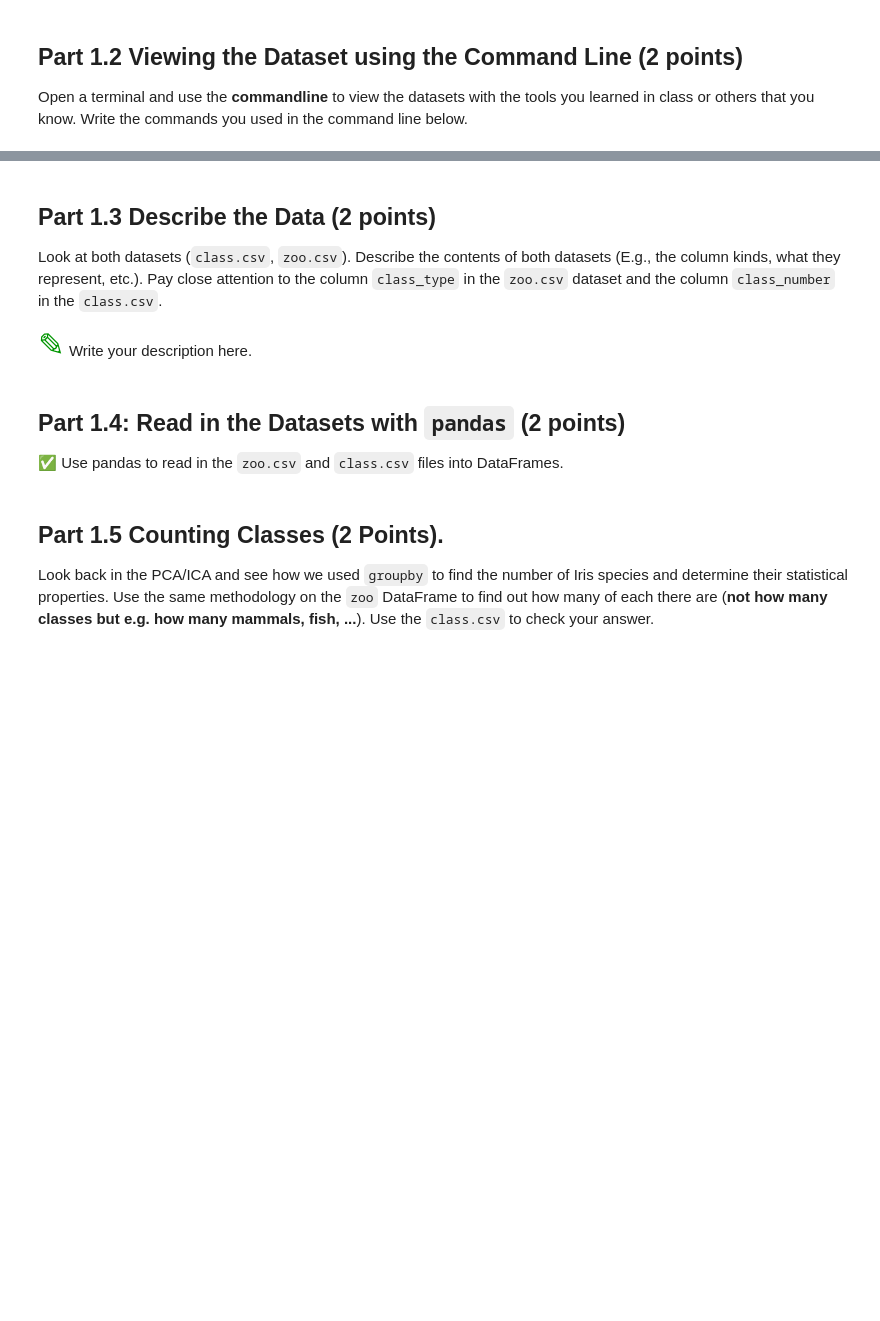
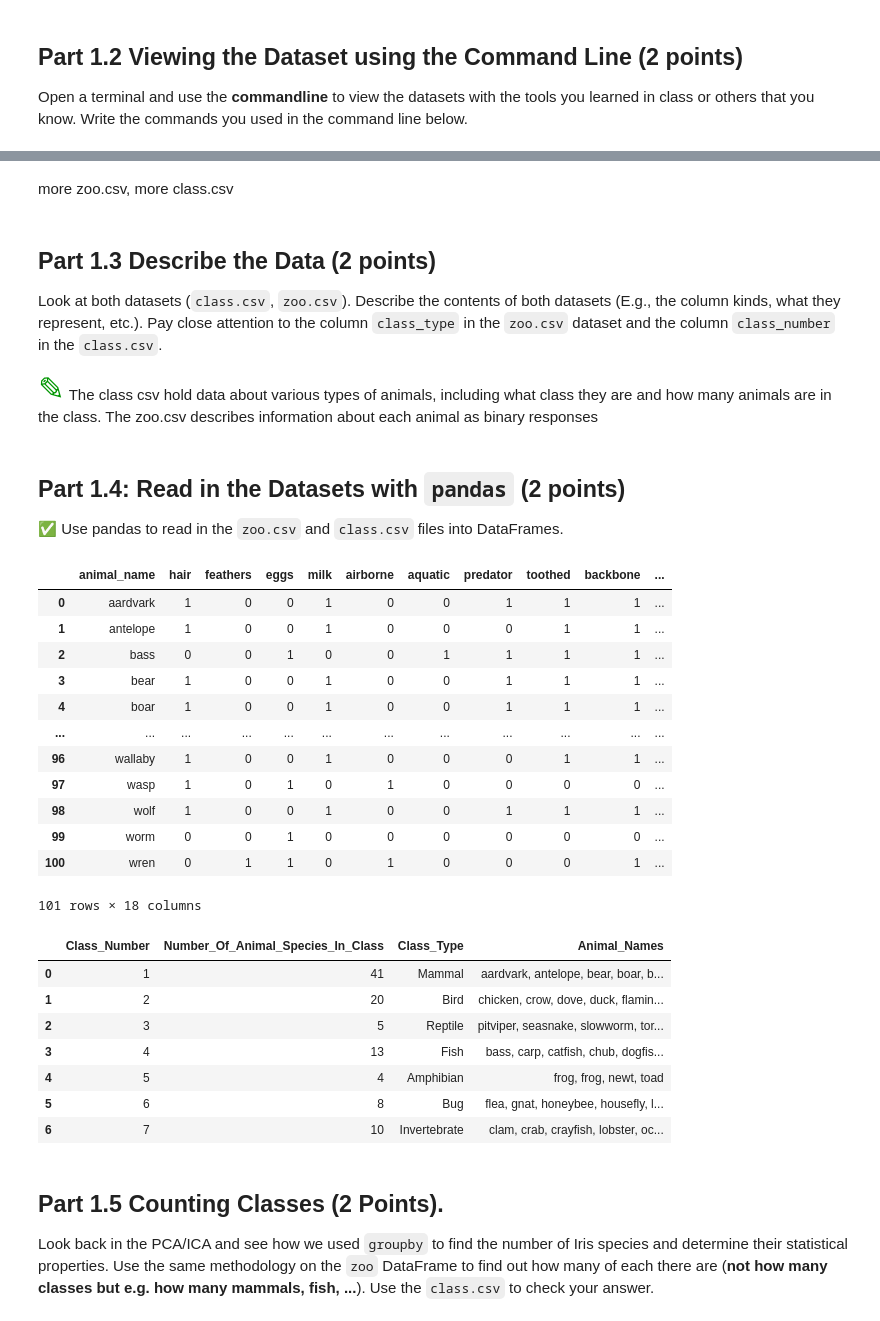
Before and after one commit to coope494/CMSE202-s23-turnin, a Jupyter notebook: hw-02/HW-02_PandasAndObjects-STUDENT.ipynb, the cells around one changed output, grey strips where cells are left out. Drawn from its saved outputs; the diff is of its cells as text; code cells hidden in the pictures; blank space fills up the shorter version.

```diff
--- a/hw-02/HW-02_PandasAndObjects-STUDENT.ipynb
+++ b/hw-02/HW-02_PandasAndObjects-STUDENT.ipynb
@@ -74,9 +72,11 @@ more zoo.csv, more class.csv
+# %% [markdown]
+more zoo.csv, more class.csv
 # %% [markdown]
 ## Part 1.3 Describe the Data (2 points)
 
 Look at both datasets (`class.csv`, `zoo.csv`). Describe the contents of both datasets (E.g., the column kinds, what they represent, etc.). Pay close attention to the column `class_type` in the `zoo.csv` dataset and the column `class_number` in the `class.csv`.
 # %% [markdown]
-<font size=6 color="#009600">&#9998;</font> Write your description here.
+<font size=6 color="#009600">&#9998;</font> The class csv hold data about various types of animals, including what class they are and how many animals are in the class. The zoo.csv describes information about each animal as binary responses
 # %% [markdown]
 ## Part 1.4: Read in the Datasets with `pandas` (2 points)
 
@@ -86,3 +88,28 @@ Look at both datasets (`class.csv`, `zoo.csv`). Describe the contents of both da
+# %%
+display(zoo_data)
+display(class_data)
+# %% [output]
+|  | animal_name | hair | feathers | eggs | milk | airborne | aquatic | predator | toothed | backbone | ... |
+| 0 | aardvark | 1 | 0 | 0 | 1 | 0 | 0 | 1 | 1 | 1 | ... |
+| 1 | antelope | 1 | 0 | 0 | 1 | 0 | 0 | 0 | 1 | 1 | ... |
+| 2 | bass | 0 | 0 | 1 | 0 | 0 | 1 | 1 | 1 | 1 | ... |
+| 3 | bear | 1 | 0 | 0 | 1 | 0 | 0 | 1 | 1 | 1 | ... |
+| 4 | boar | 1 | 0 | 0 | 1 | 0 | 0 | 1 | 1 | 1 | ... |
+| ... | ... | ... | ... | ... | ... | ... | ... | ... | ... | ... | ... |
+| 96 | wallaby | 1 | 0 | 0 | 1 | 0 | 0 | 0 | 1 | 1 | ... |
+| 97 | wasp | 1 | 0 | 1 | 0 | 1 | 0 | 0 | 0 | 0 | ... |
+| 98 | wolf | 1 | 0 | 0 | 1 | 0 | 0 | 1 | 1 | 1 | ... |
+| 99 | worm | 0 | 0 | 1 | 0 | 0 | 0 | 0 | 0 | 0 | ... |
+| 100 | wren | 0 | 1 | 1 | 0 | 1 | 0 | 0 | 0 | 1 | ... |
+101 rows × 18 columns
+|  | Class_Number | Number_Of_Animal_Species_In_Class | Class_Type | Animal_Names |
+| 0 | 1 | 41 | Mammal | aardvark, antelope, bear, boar, b... |
+| 1 | 2 | 20 | Bird | chicken, crow, dove, duck, flamin... |
+| 2 | 3 | 5 | Reptile | pitviper, seasnake, slowworm, tor... |
+| 3 | 4 | 13 | Fish | bass, carp, catfish, chub, dogfis... |
+| 4 | 5 | 4 | Amphibian | frog, frog, newt, toad |
+| 5 | 6 | 8 | Bug | flea, gnat, honeybee, housefly, l... |
+| 6 | 7 | 10 | Invertebrate | clam, crab, crayfish, lobster, oc... |
 # %% [markdown]
 ## Part 1.5 Counting Classes (2 Points).
 
```
Also changed, not shown: parts of 11 cells of this notebook.
